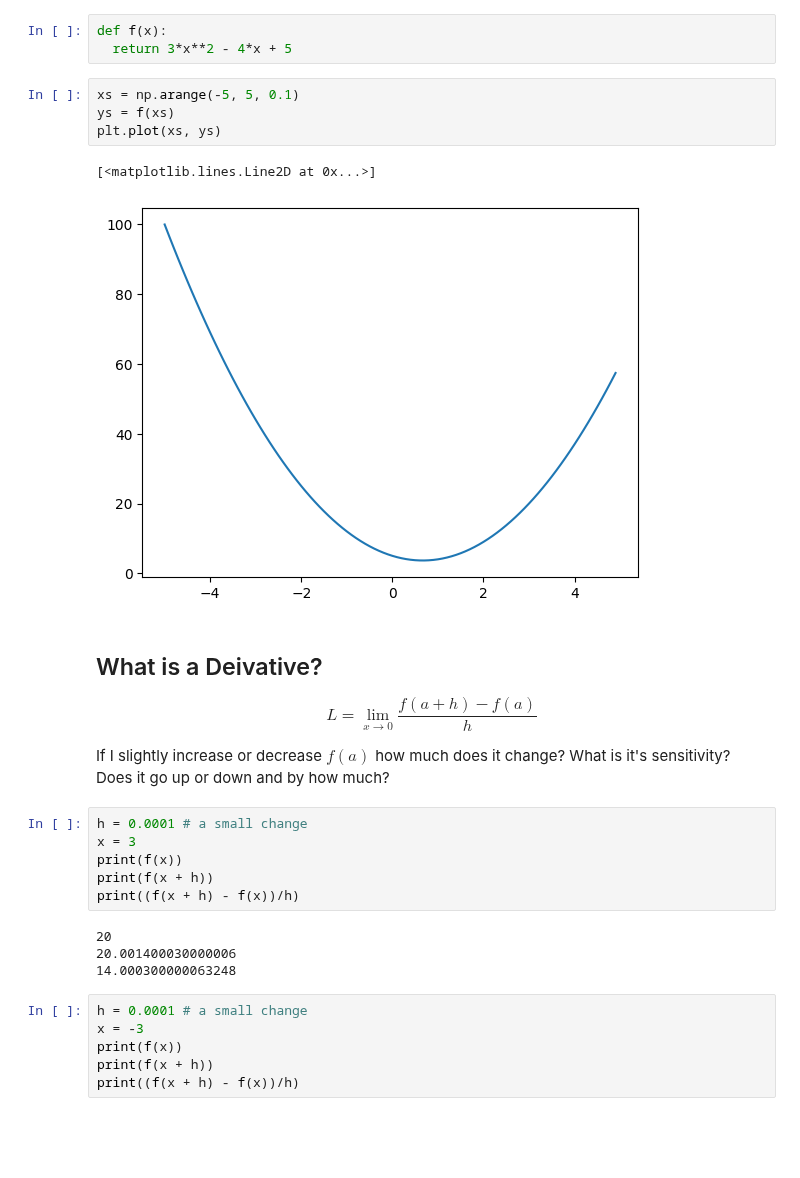
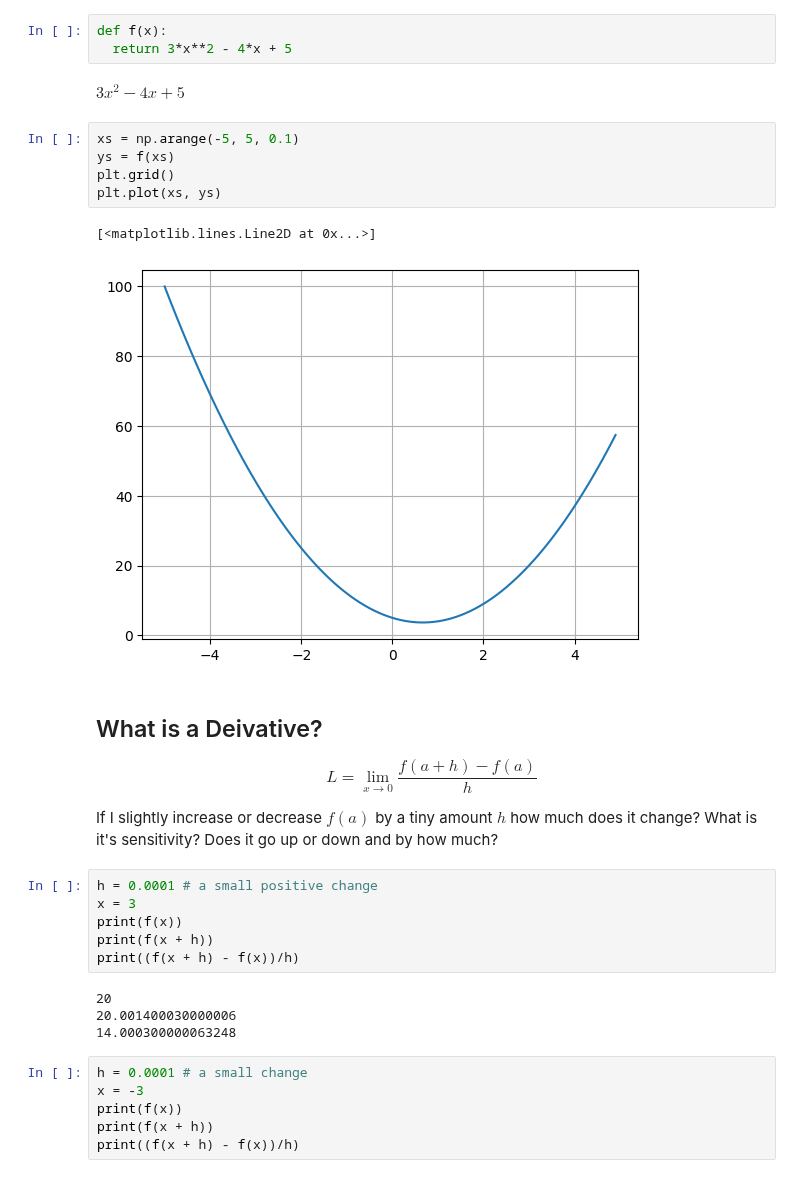
Before and after one commit to atonui/makemore, a Jupyter notebook: building_micrograd.ipynb, the cells around one changed output. Saved outputs shown, nothing was run; the diff lists cells and outputs as text; blank space fills up the shorter version.

```diff
--- a/building_micrograd.ipynb
+++ b/building_micrograd.ipynb
@@ -10,21 +10,24 @@ import math
 # %%
 def f(x):
   return 3*x**2 - 4*x + 5
+# %% [markdown]
+$3x^2-4x+5$
 # %%
 xs = np.arange(-5, 5, 0.1)
 ys = f(xs)
+plt.grid()
 plt.plot(xs, ys)
 # %% [output]
 [<matplotlib.lines.Line2D at 0x...>]
-[figure, old version]
+[figure, new version]
 # %% [markdown]
 ## What is a Deivative?
 
 $$L = \lim_{x \to 0} \frac{f(a+h) - f(a)}{h}$$
 
-If I slightly increase or decrease $f(a)$ how much does it change? What is it's sensitivity? Does it go up or down and by how much?
+If I slightly increase or decrease $f(a)$ by a tiny amount $h$ how much does it change? What is it's sensitivity? Does it go up or down and by how much?
 # %%
-h = 0.0001 # a small change
+h = 0.0001 # a small positive change
 x = 3
 print(f(x))
 print(f(x + h))
```
Also changed, not shown: parts of 36 cells of this notebook.
